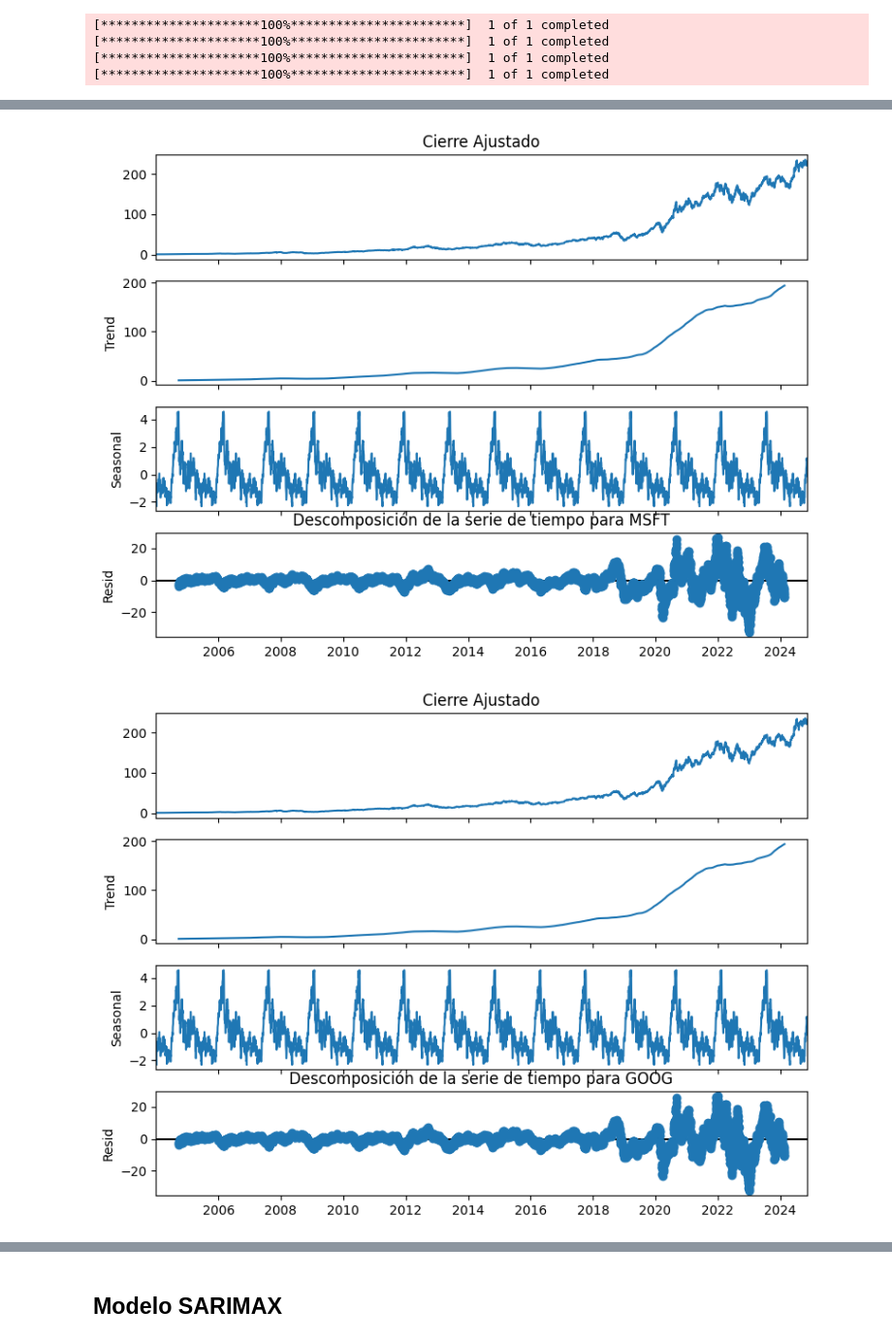
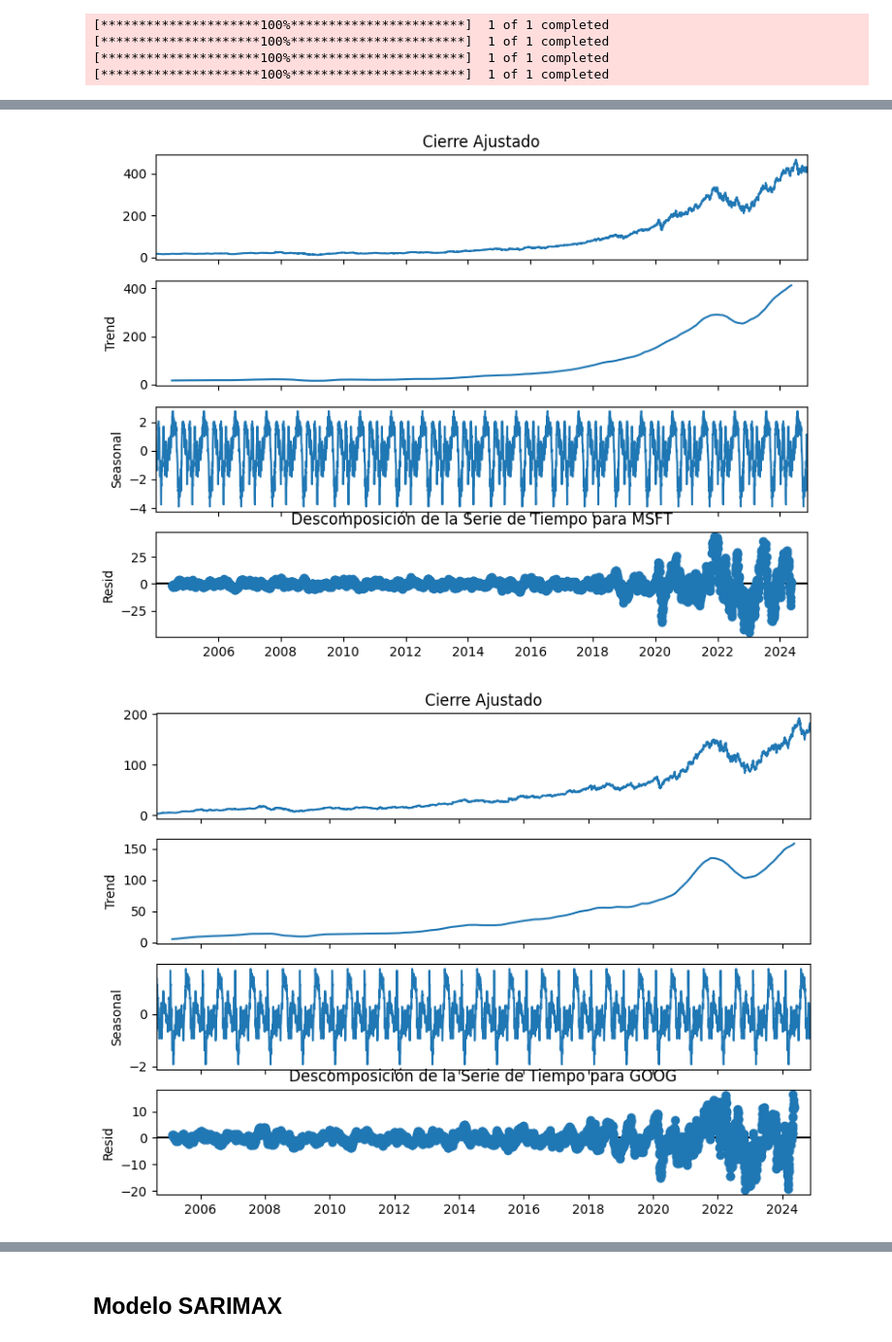
Before and after one commit to Juliodominguezcalderon/proyecto, a Jupyter notebook: Proyecto.ipynb, the cells around one changed output, grey strips where cells are left out. Shown at 97% size. Cells and saved outputs as stored; diff of their text form; code cells hidden in the pictures.

```diff
--- a/Proyecto.ipynb
+++ b/Proyecto.ipynb
@@ -80,13 +99,14 @@ fig.show()
 [interactive output not drawn]
 # %%
 # Descomposición de la serie de tiempo para cada acción
+
 for accion in acciones:
   datos_accion = consolidado_acciones[consolidado_acciones['Simbolo'] == accion]['Cierre Ajustado']
-  result = seasonal_decompose(df_aapl['Cierre Ajustado'], model='additive', period=365)
+  result = seasonal_decompose(datos_accion, model='additive', period=252)
 
   # Graficar la descomposición
   plt.rcParams.update({'figure.figsize': (8, 6)})
   result.plot()
-  plt.title(f"Descomposición de la serie de tiempo para {accion}")
+  plt.title(f"Descomposición de la Serie de Tiempo para {accion}")  # Agregar título con el nombre de la acción
   plt.show()
 # %% [output]
@@ -94,2 +114,2 @@ for accion in acciones:
-[figure, old version]
+[figure, new version]
-[figure, old version]
+[figure, new version]
```
Also changed, not shown: parts of 16 cells of this notebook.
